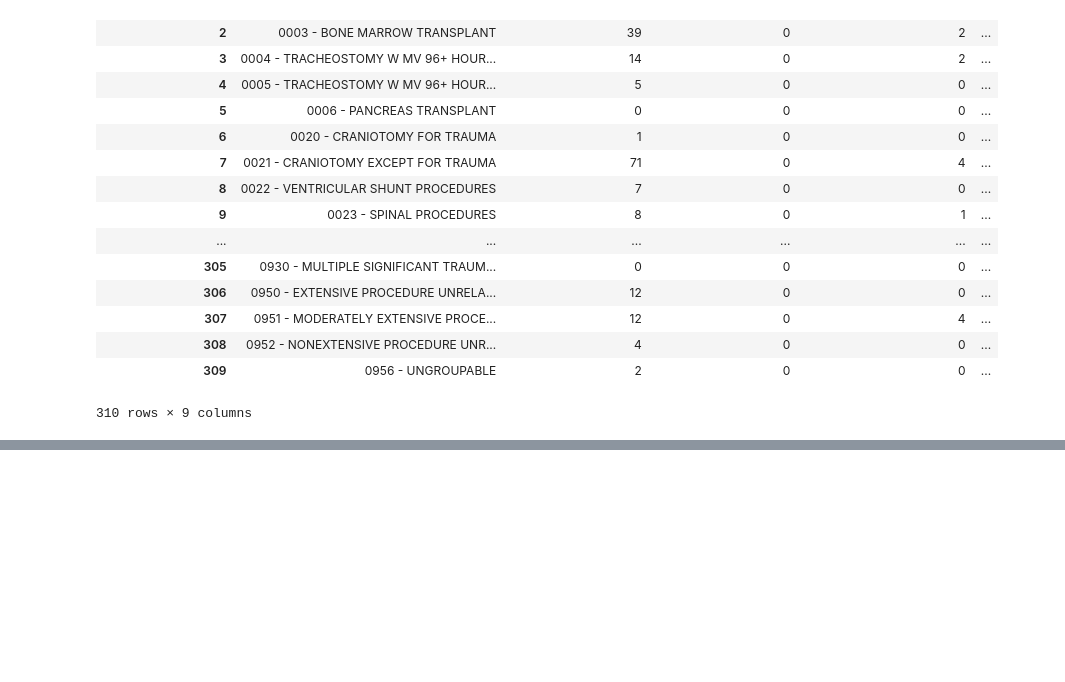
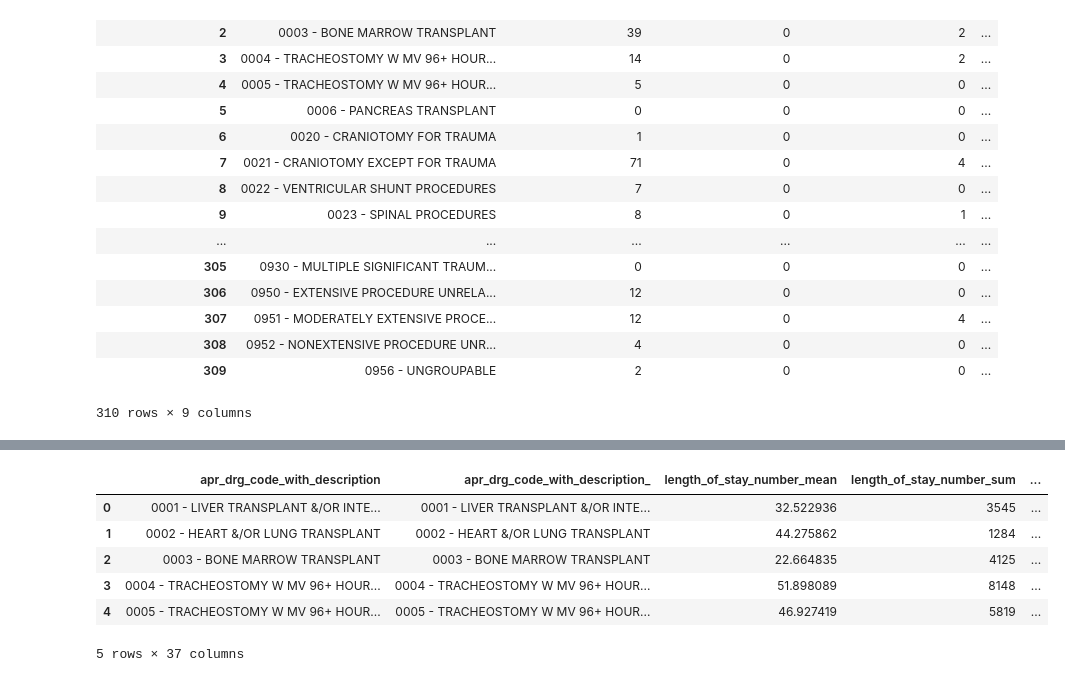
Before and after one commit to jhajagos/health-open-data-workshop, a Jupyter notebook: Compare Multiple Facilities APR DRGs and mortality.ipynb, the cells around one changed output, grey strips where cells are left out. Cells and saved outputs as stored; diff of their text form; code cells hidden in the pictures; blank space fills up the shorter version.

```diff
--- a/Compare Multiple Facilities APR DRGs and mortality.ipynb
+++ b/Compare Multiple Facilities APR DRGs and mortality.ipynb
@@ -95,7 +127,7 @@ def create_composite_fields_with_id(df, code, description, padding=4, field_suff
     lambda x: str(zero_padding + str(int(x[code])))[-padding:] + " - " + x[description], axis=1)
     return df
 # %%
-facility_df_1456 =  create_composite_fields_with_id(facility_df_1456, "apr_drg_code", "apr_drg_description", padding=3)
+facility_df =  create_composite_fields_with_id(facility_df, "apr_drg_code", "apr_drg_description", padding=3)
 # %%
 def prepare_sparcs_df(sparcs_df):
     sparcs_df["length_of_stay_number"] =  sparcs_df.apply(
@@ -143,7 +175,7 @@ apr_drg_stats_df_1[":id"].count()
 size    310
 dtype: int64
 # %%
-apr_drg_stats_df_2 = pd.crosstab(facility_df["apr_drg_code_with_description"], facility_df_1456["age_group"]).reset_index()
+apr_drg_stats_df_2 = pd.crosstab(facility_df["apr_drg_code_with_description"], facility_df["age_group"]).reset_index()
 # %%
 apr_drg_stats_df_3 = pd.merge(apr_drg_stats_df_1, apr_drg_stats_df_2, on="apr_drg_code_with_description", how="outer")
 # %%
@@ -313,3 +345,13 @@ for col in apr_drg_stats_df_11.columns:
     else:
         cleaned_columns += [col]
 apr_drg_stats_df_11.columns = cleaned_columns
+# %%
+apr_drg_stats_df_11.head(5)
+# %% [output]
+|  | apr_drg_code_with_description | apr_drg_code_with_description_ | length_of_stay_number_mean | length_of_stay_number_sum | ... |
+| 0 | 0001 - LIVER TRANSPLANT &/OR INTE... | 0001 - LIVER TRANSPLANT &/OR INTE... | 32.522936 | 3545 | ... |
+| 1 | 0002 - HEART &/OR LUNG TRANSPLANT | 0002 - HEART &/OR LUNG TRANSPLANT | 44.275862 | 1284 | ... |
+| 2 | 0003 - BONE MARROW TRANSPLANT | 0003 - BONE MARROW TRANSPLANT | 22.664835 | 4125 | ... |
+| 3 | 0004 - TRACHEOSTOMY W MV 96+ HOUR... | 0004 - TRACHEOSTOMY W MV 96+ HOUR... | 51.898089 | 8148 | ... |
+| 4 | 0005 - TRACHEOSTOMY W MV 96+ HOUR... | 0005 - TRACHEOSTOMY W MV 96+ HOUR... | 46.927419 | 5819 | ... |
+5 rows × 37 columns
```
Also changed, not shown: parts of 7 cells of this notebook, 2 other files.
